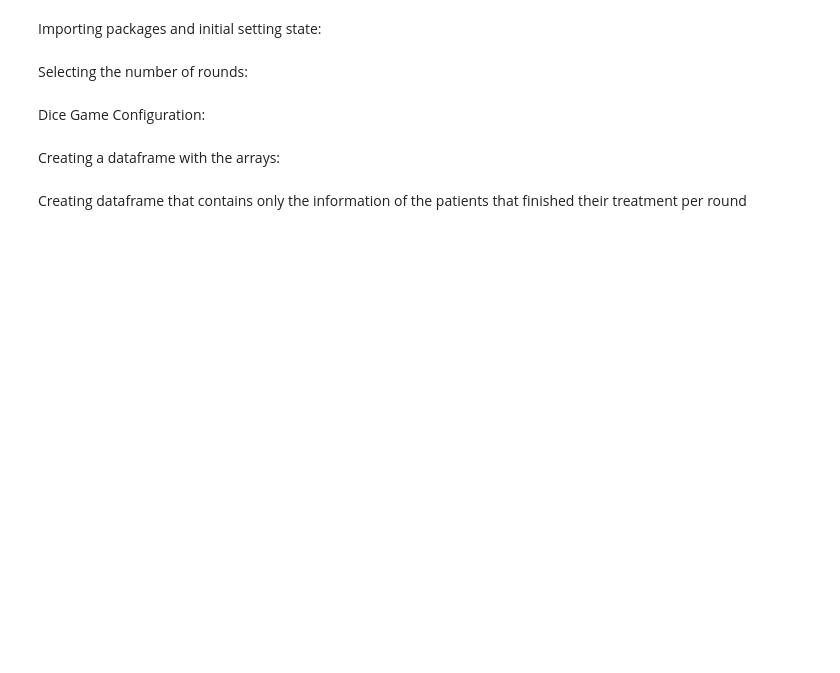
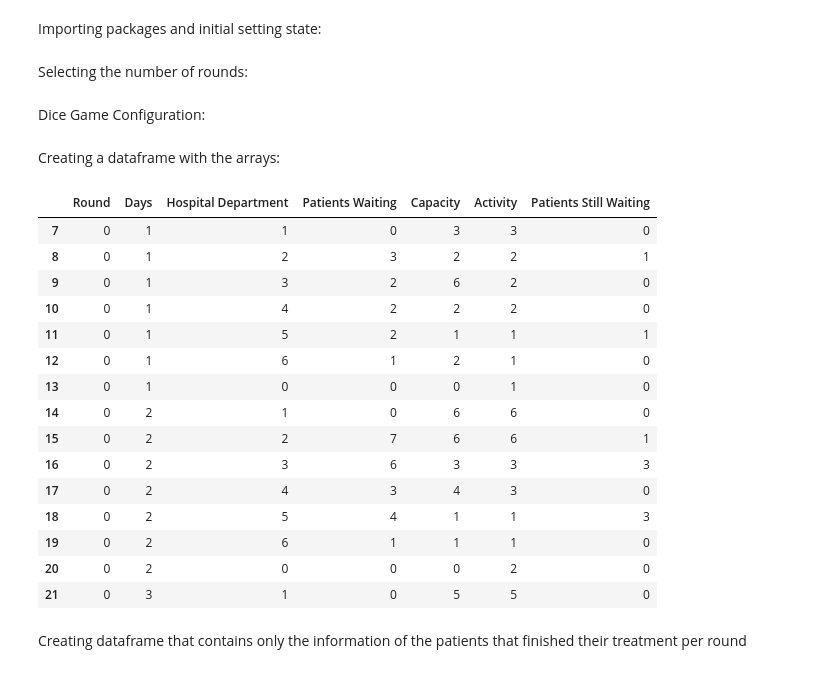
Before and after one commit to GabyCisnerosV/SmallProjects, a Jupyter notebook: Goldratts_Dice_Game.ipynb, the cells around one changed output. Saved outputs shown, nothing was run; the diff lists cells and outputs as text; code cells hidden in the pictures; blank space fills up the shorter version.

```diff
--- a/Goldratts_Dice_Game.ipynb
+++ b/Goldratts_Dice_Game.ipynb
@@ -74,13 +76,33 @@ Creating a dataframe with the arrays:
 # %%
 Results=pd.DataFrame()
 Results["Round"]=Round
 Results["Days"]=Days
 Results["Hospital Department"]=Person
-Results["Patients"]=Patients
+Results["Patients Waiting"]=PatientsWaiting
 Results["Capacity"]=Capacity
 Results["Activity"]=Activity
+Results["Patients Still Waiting"]=StillWaiting
+
 
 FinalResults=Results[Results["Days"]!=0] #Cleaning the dataframe
+FinalResults.head(15)
+# %% [output]
+|  | Round | Days | Hospital Department | Patients Waiting | Capacity | Activity | Patients Still Waiting |
+| 7 | 0 | 1 | 1 | 0 | 3 | 3 | 0 |
+| 8 | 0 | 1 | 2 | 3 | 2 | 2 | 1 |
+| 9 | 0 | 1 | 3 | 2 | 6 | 2 | 0 |
+| 10 | 0 | 1 | 4 | 2 | 2 | 2 | 0 |
+| 11 | 0 | 1 | 5 | 2 | 1 | 1 | 1 |
+| 12 | 0 | 1 | 6 | 1 | 2 | 1 | 0 |
+| 13 | 0 | 1 | 0 | 0 | 0 | 1 | 0 |
+| 14 | 0 | 2 | 1 | 0 | 6 | 6 | 0 |
+| 15 | 0 | 2 | 2 | 7 | 6 | 6 | 1 |
+| 16 | 0 | 2 | 3 | 6 | 3 | 3 | 3 |
+| 17 | 0 | 2 | 4 | 3 | 4 | 3 | 0 |
+| 18 | 0 | 2 | 5 | 4 | 1 | 1 | 3 |
+| 19 | 0 | 2 | 6 | 1 | 1 | 1 | 0 |
+| 20 | 0 | 2 | 0 | 0 | 0 | 2 | 0 |
+| 21 | 0 | 3 | 1 | 0 | 5 | 5 | 0 |
 # %% [markdown]
 Creating dataframe that contains only the information of the patients that finished their treatment per round
 # %%
```
Also changed, not shown: parts of 6 cells of this notebook.
